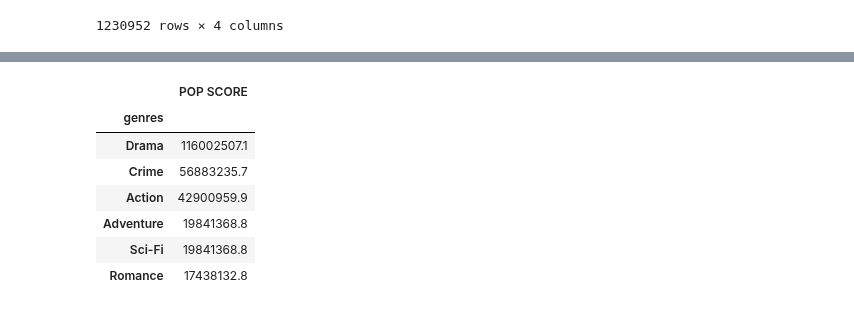
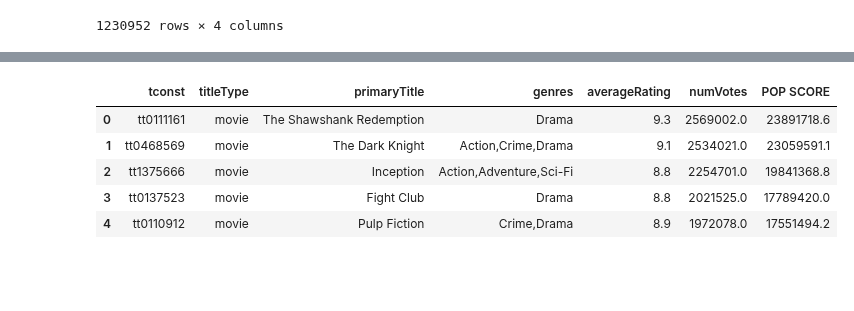
Before and after one commit to fdmdlb/nextflix, a Jupyter notebook: _top movies actors directors rating commonalities.ipynb, the cells around one changed output, grey strips where cells are left out. Saved outputs shown, nothing was run; the diff lists cells and outputs as text; code cells hidden in the pictures; blank space fills up the shorter version.

Commit message:
UPDATE TOP MOVIES CSV FILES

```diff
--- a/_top movies actors directors rating commonalities.ipynb
+++ b/_top movies actors directors rating commonalities.ipynb
@@ -227,13 +237,13 @@ groupedtop5 = top5byscore.groupby(by="genres").sum()
 # %%
 #GENRES BY POPULARITY AMONG TOP5 POPULAR MOVIES
 
-groupedtop5.sort_values(by= 'POP SCORE', ascending = False)
+genrestop5 = groupedtop5.sort_values(by= 'POP SCORE', ascending = False)
-# %% [output]
-|  | POP SCORE |
-| genres |  |
-| Drama | 116002507.1 |
-| Crime | 56883235.7 |
-| Action | 42900959.9 |
-| Adventure | 19841368.8 |
-| Sci-Fi | 19841368.8 |
-| Romance | 17438132.8 |
+# %%
+pd.read_csv('top5MOVIES.csv')
+# %% [output]
+|  | tconst | titleType | primaryTitle | genres | averageRating | numVotes | POP SCORE |
+| 0 | tt0111161 | movie | The Shawshank Redemption | Drama | 9.3 | 2569002.0 | 23891718.6 |
+| 1 | tt0468569 | movie | The Dark Knight | Action,Crime,Drama | 9.1 | 2534021.0 | 23059591.1 |
+| 2 | tt1375666 | movie | Inception | Action,Adventure,Sci-Fi | 8.8 | 2254701.0 | 19841368.8 |
+| 3 | tt0137523 | movie | Fight Club | Drama | 8.8 | 2021525.0 | 17789420.0 |
+| 4 | tt0110912 | movie | Pulp Fiction | Crime,Drama | 8.9 | 1972078.0 | 17551494.2 |
```
Also changed, not shown: parts of 8 cells of this notebook, 2 other files.
